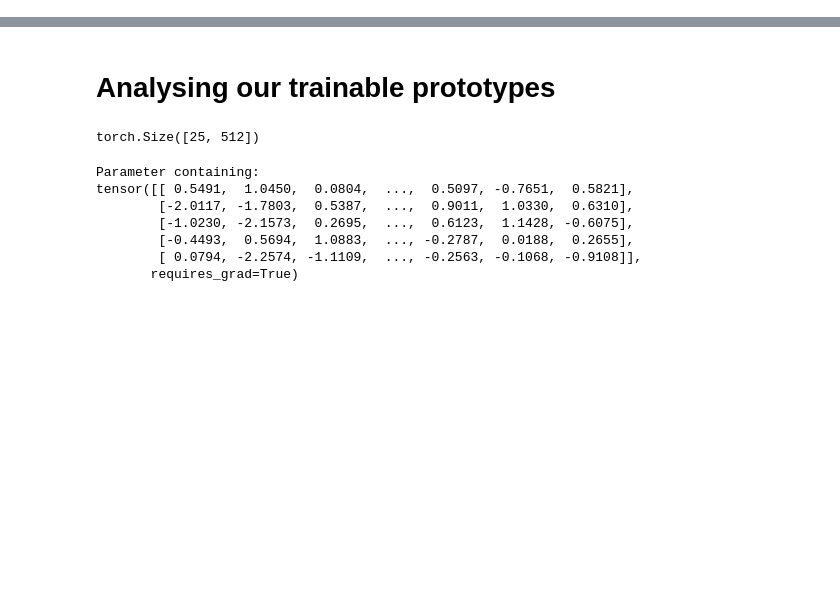
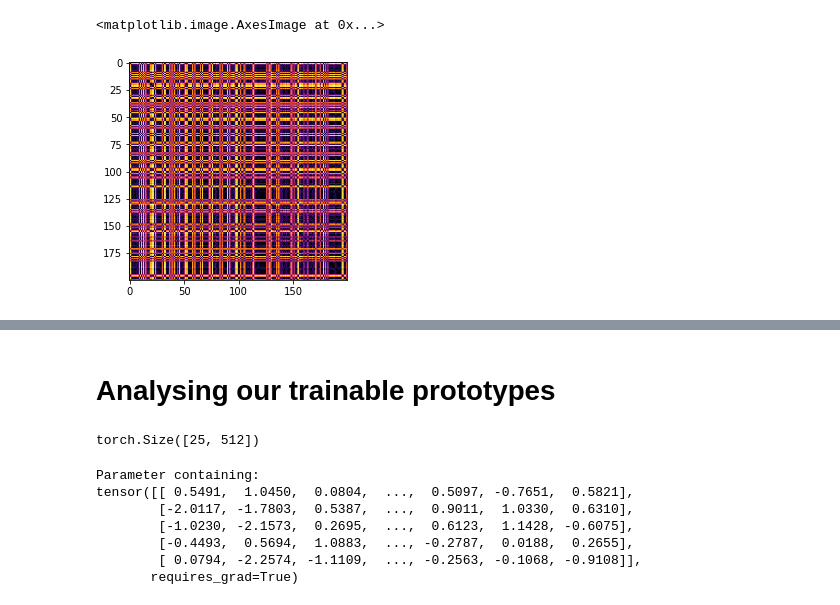
Before and after one commit to ojss/SAMPTransfer, a Jupyter notebook: sk.ipynb, the cells around one changed output, grey strips where cells are left out. Drawn from its saved outputs; the diff is of its cells as text; code cells hidden in the pictures; blank space fills up the shorter version.

```diff
--- a/sk.ipynb
+++ b/sk.ipynb
@@ -0,0 +166,2 @@
+# %%
+X_full = np.concatenate([Xtr, Xte])
@@ -0,0 +170,7 @@
+# %%
+X_full = F.normalize(torch.Tensor(X_full)).numpy()
+# %%
+plt.imshow(pairwise_distances(X_full, X_full,), cmap="inferno")
+# %% [output]
+<matplotlib.image.AxesImage at 0x...>
+[figure, added]
```
Also changed, not shown: parts of 28 cells of this notebook, 2 other files.
